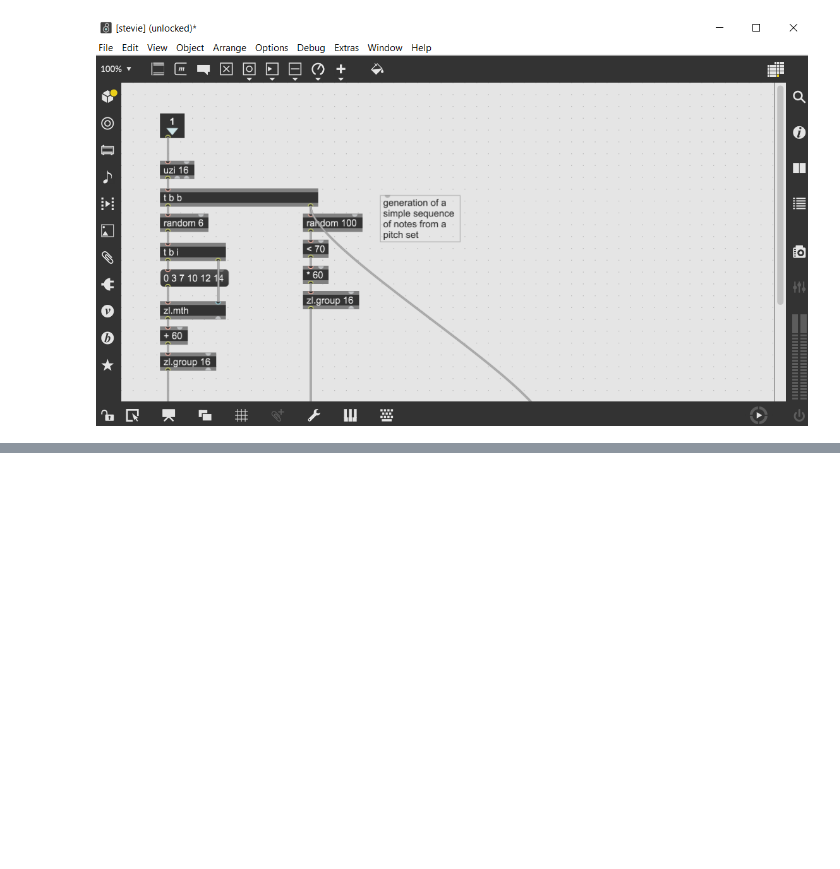
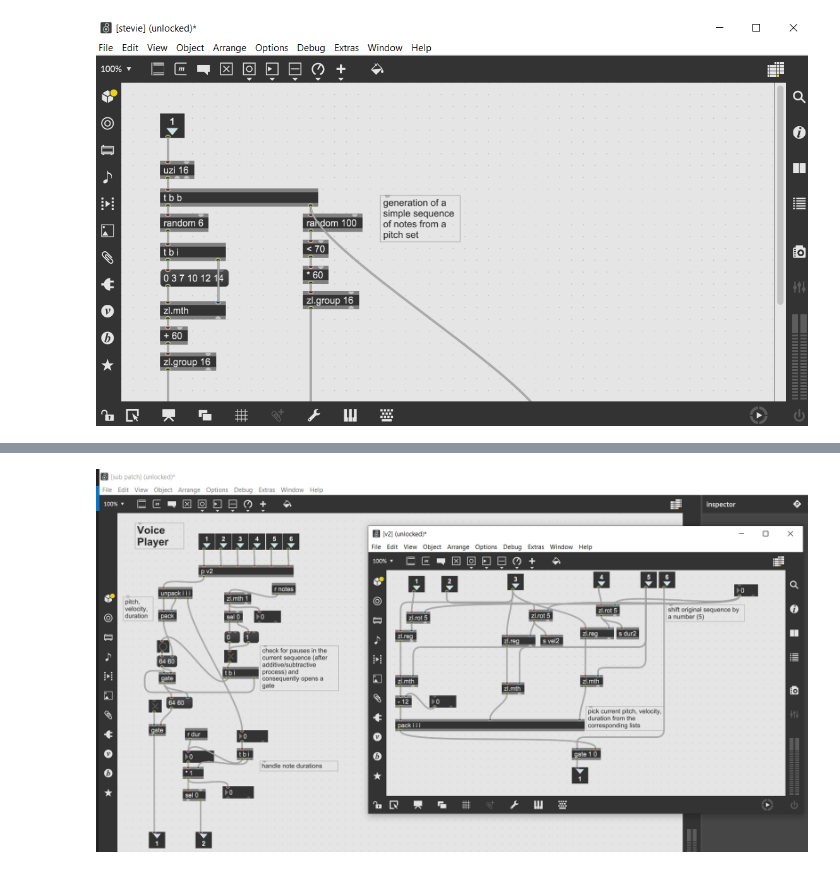
Before and after one commit to MattDupraz/Algorithmic-Composition, a Jupyter notebook: 12_milestone_2/Counterpoint.ipynb, the cells around one changed output, grey strips where cells are left out. Saved outputs shown, nothing was run; the diff lists cells and outputs as text; code cells hidden in the pictures; blank space fills up the shorter version.

```diff
--- a/12_milestone_2/Counterpoint.ipynb
+++ b/12_milestone_2/Counterpoint.ipynb
@@ -6,0 +19,4 @@ display.Image("./stevie.png")
+# %%
+display.Image("./voice_pl.png")
+# %% [output]
+[figure, added]
```
Also changed, not shown: parts of 3 cells of this notebook.
